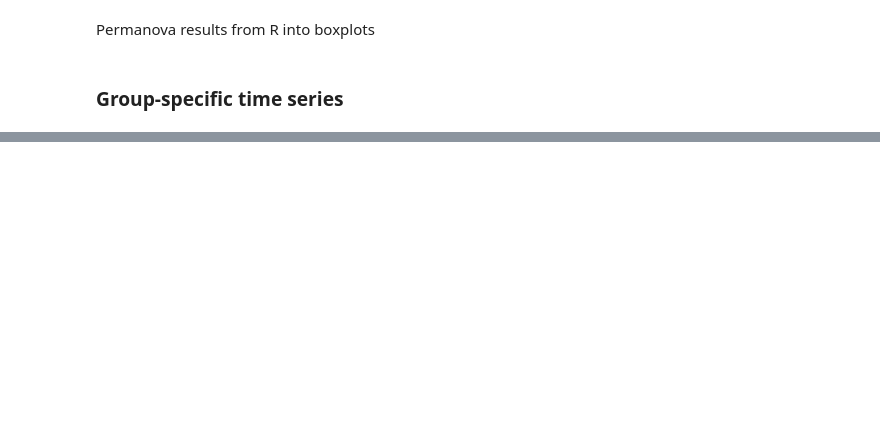
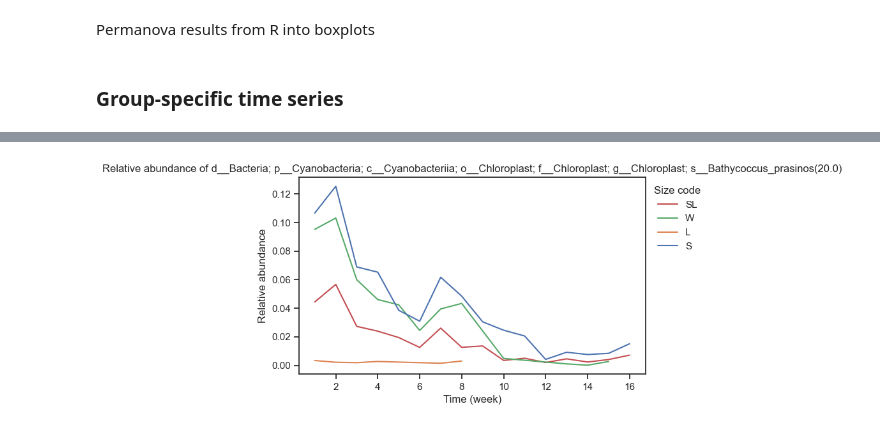
Before and after one commit to dianahaider/size_fractions, a Jupyter notebook: bb2022_sf.ipynb, the cells around one changed output, grey strips where cells are left out. Saved outputs shown, nothing was run; the diff lists cells and outputs as text; code cells hidden in the pictures; blank space fills up the shorter version.

```diff
--- a/bb2022_sf.ipynb
+++ b/bb2022_sf.ipynb
@@ -820,30 +905,32 @@ d1 = newseparated[newseparated.depth == 1]
 # %%
 d1.loc[d1["feature_id"] == f_id].iloc[0]["rank"]
 # %%
-d = dep
-f_id = 'a955e3b357dd61bebe626bf1d0af33c4'
+d = 5
+f_id = 'a8651618911e5bb5d1066e5abca8f322'
 
 d1 = onlyDFRW[onlyDFRW.depth == d]
 d1_fid = d1[d1.feature_id == f_id]
 tax = d1.loc[d1["feature_id"] == f_id].iloc[0]["Taxon"]
 rk = d1.loc[d1["feature_id"] == f_id].iloc[0]["rank"]
 
 sizecodes = ['S', 'L', 'W', 'SL']
 palette_colors = sns.color_palette()
 palette_dict = {sizecode: color for sizecode, color in zip(sizecodes, palette_colors)}
 
 sns.set(rc={"figure.figsize":(7, 4)})
 sns.set_style("ticks")
-ax = sns.lineplot(data = d1_fid, x='weekn', y='ratio', hue='size_code', palette=palette_dict, style='size_code')
+ax = sns.lineplot(data = d1_fid, x='weekn', y='ratio', hue='size_code', palette=palette_dict)#, style='size_code')
 plt.legend(title='Size code')
 sns.move_legend(ax, "upper left", bbox_to_anchor=(1, 1), frameon=False)
 #sns.despine()
 
 plt.ylabel('Relative abundance', fontsize=12)
 plt.xlabel('Time (week)', fontsize=12)
 plt.title('Relative abundance of '+ tax + '('+ str(rk) +')')
 
 plt.savefig('outputs/'+comm+'/D'+str(d)+'_lineplot'+ tax +'ancom.png', dpi=200, bbox_inches="tight")
+# %% [output]
+[figure, added]
 # %%
 d1.loc[d1["feature_id"] == f_id].iloc[0]["size_code"]
 # %%
```
Also changed, not shown: parts of 16 cells of this notebook, 3 other files.
